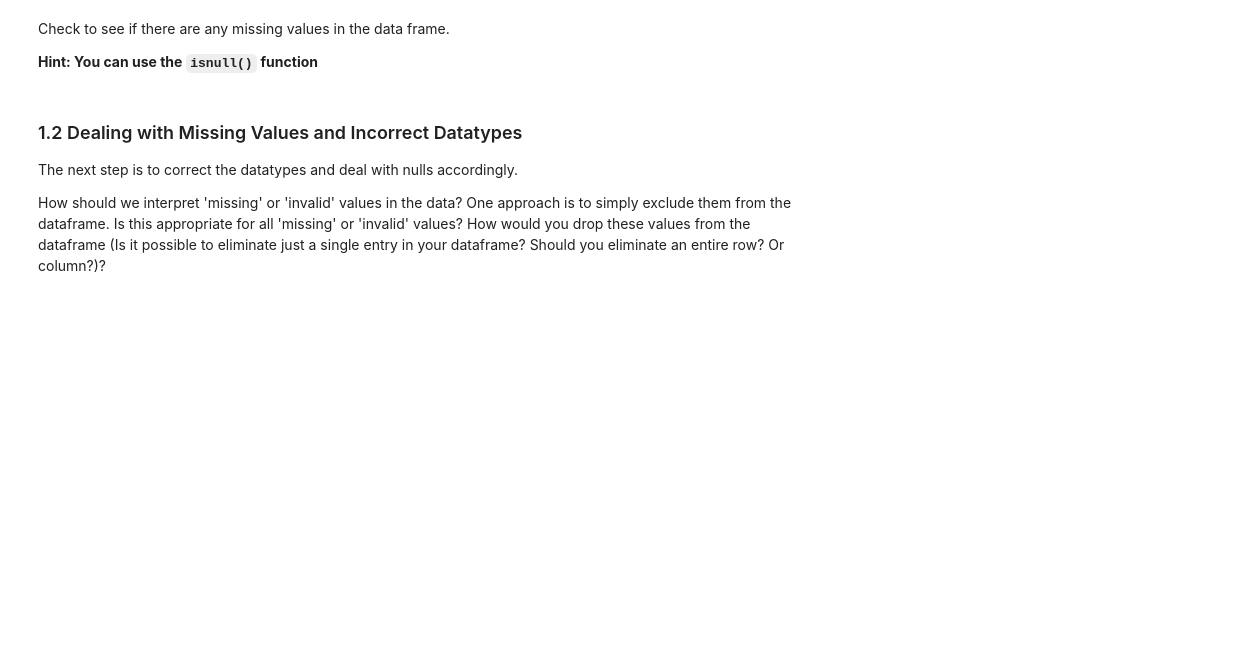
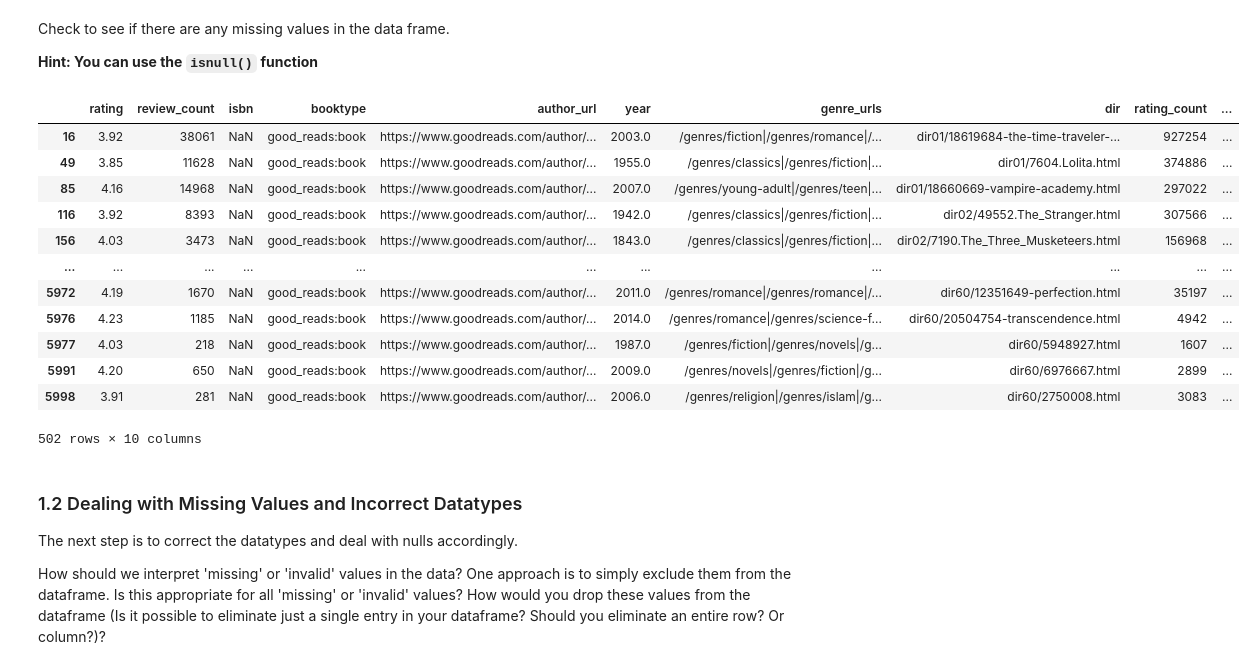
Before and after one commit to pramendra/univ_lab2, a Jupyter notebook: distribute_Lab2_EDA.ipynb, the cells around one changed output. Cells and saved outputs as stored; diff of their text form; code cells hidden in the pictures; blank space fills up the shorter version.

```diff
--- a/distribute_Lab2_EDA.ipynb
+++ b/distribute_Lab2_EDA.ipynb
@@ -95,9 +129,22 @@ Check to see if there are any missing values in the data frame.
 **Hint: You can use the `isnull()` function**
 # %%
 #Try to locate where the missing values occur
-
-
-#your code here
+df.isnull()
+df[df.isna().any(axis=1)]
+# %% [output]
+|  | rating | review_count | isbn | booktype | author_url | year | genre_urls | dir | rating_count | ... |
+| 16 | 3.92 | 38061 | NaN | good_reads:book | https://www.goodreads.com/author/... | 2003.0 | /genres/fiction|/genres/romance|/... | dir01/18619684-the-time-traveler-... | 927254 | ... |
+| 49 | 3.85 | 11628 | NaN | good_reads:book | https://www.goodreads.com/author/... | 1955.0 | /genres/classics|/genres/fiction|... | dir01/7604.Lolita.html | 374886 | ... |
+| 85 | 4.16 | 14968 | NaN | good_reads:book | https://www.goodreads.com/author/... | 2007.0 | /genres/young-adult|/genres/teen|... | dir01/18660669-vampire-academy.html | 297022 | ... |
+| 116 | 3.92 | 8393 | NaN | good_reads:book | https://www.goodreads.com/author/... | 1942.0 | /genres/classics|/genres/fiction|... | dir02/49552.The_Stranger.html | 307566 | ... |
+| 156 | 4.03 | 3473 | NaN | good_reads:book | https://www.goodreads.com/author/... | 1843.0 | /genres/classics|/genres/fiction|... | dir02/7190.The_Three_Musketeers.html | 156968 | ... |
+| ... | ... | ... | ... | ... | ... | ... | ... | ... | ... | ... |
+| 5972 | 4.19 | 1670 | NaN | good_reads:book | https://www.goodreads.com/author/... | 2011.0 | /genres/romance|/genres/romance|/... | dir60/12351649-perfection.html | 35197 | ... |
+| 5976 | 4.23 | 1185 | NaN | good_reads:book | https://www.goodreads.com/author/... | 2014.0 | /genres/romance|/genres/science-f... | dir60/20504754-transcendence.html | 4942 | ... |
+| 5977 | 4.03 | 218 | NaN | good_reads:book | https://www.goodreads.com/author/... | 1987.0 | /genres/fiction|/genres/novels|/g... | dir60/5948927.html | 1607 | ... |
+| 5991 | 4.20 | 650 | NaN | good_reads:book | https://www.goodreads.com/author/... | 2009.0 | /genres/novels|/genres/fiction|/g... | dir60/6976667.html | 2899 | ... |
+| 5998 | 3.91 | 281 | NaN | good_reads:book | https://www.goodreads.com/author/... | 2006.0 | /genres/religion|/genres/islam|/g... | dir60/2750008.html | 3083 | ... |
+502 rows × 10 columns
 # %% [markdown]
 ### 1.2 Dealing with Missing Values and Incorrect Datatypes
 The next step is to correct the datatypes and deal with nulls accordingly.
```
Also changed, not shown: parts of 10 cells of this notebook.
